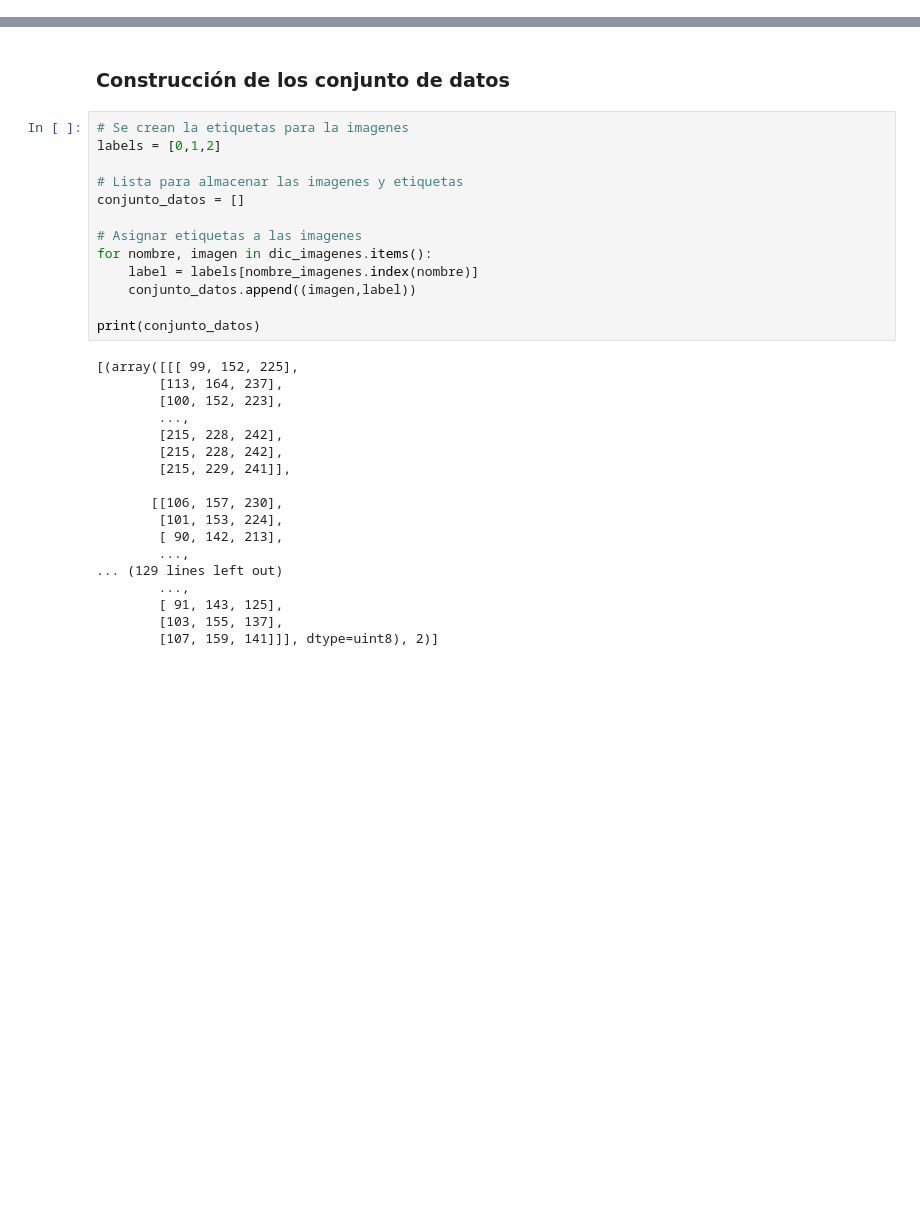
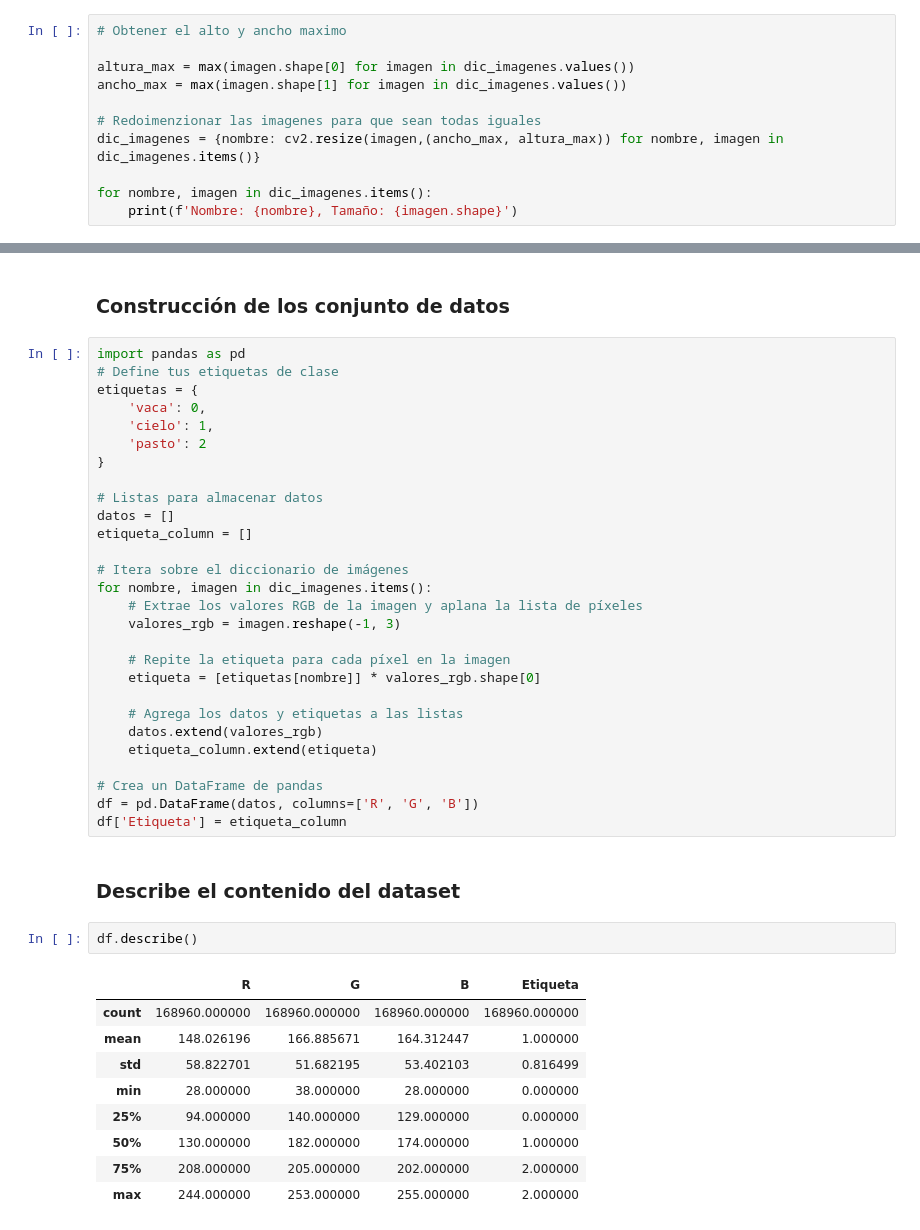
Before and after one commit to UnahurAprendizajeAutomatico/SVM, a Jupyter notebook: modelos/svm.ipynb, the cells around one changed output, grey strips where cells are left out. Cells and saved outputs as stored; diff of their text form; blank space fills up the shorter version.

```diff
--- a/modelos/svm.ipynb
+++ b/modelos/svm.ipynb
@@ -212,0 +215,11 @@ Nombre: pasto, Tamaño: (92, 104, 3)
+# %%
+# Obtener el alto y ancho maximo
+
+altura_max = max(imagen.shape[0] for imagen in dic_imagenes.values())
+ancho_max = max(imagen.shape[1] for imagen in dic_imagenes.values())
+
+# Redoimenzionar las imagenes para que sean todas iguales
+dic_imagenes = {nombre: cv2.resize(imagen,(ancho_max, altura_max)) for nombre, imagen in dic_imagenes.items()}
+
+for nombre, imagen in dic_imagenes.items():
+    print(f'Nombre: {nombre}, Tamaño: {imagen.shape}')
@@ -213,33 +230,44 @@ Nombre: pasto, Tamaño: (92, 104, 3)
 # %% [markdown]
 ### Construcción de los conjunto de datos
 # %%
-# Se crean la etiquetas para la imagenes
-labels = [0,1,2]
+import pandas as pd
+# Define tus etiquetas de clase
+etiquetas = {
+    'vaca': 0,
+    'cielo': 1,
+    'pasto': 2
+}
 
-# Lista para almacenar las imagenes y etiquetas
-conjunto_datos = []
+# Listas para almacenar datos
+datos = []
+etiqueta_column = []
 
-# Asignar etiquetas a las imagenes
+# Itera sobre el diccionario de imágenes
 for nombre, imagen in dic_imagenes.items():
-    label = labels[nombre_imagenes.index(nombre)]
-    conjunto_datos.append((imagen,label))
+    # Extrae los valores RGB de la imagen y aplana la lista de píxeles
+    valores_rgb = imagen.reshape(-1, 3)
 
-print(conjunto_datos)
+    # Repite la etiqueta para cada píxel en la imagen
+    etiqueta = [etiquetas[nombre]] * valores_rgb.shape[0]
+
+    # Agrega los datos y etiquetas a las listas
+    datos.extend(valores_rgb)
+    etiqueta_column.extend(etiqueta)
+
+# Crea un DataFrame de pandas
+df = pd.DataFrame(datos, columns=['R', 'G', 'B'])
+df['Etiqueta'] = etiqueta_column
-# %% [output]
-[(array([[[ 99, 152, 225],
-        [113, 164, 237],
-        [100, 152, 223],
-        ...,
-        [215, 228, 242],
-        [215, 228, 242],
-        [215, 229, 241]],
-
-       [[106, 157, 230],
-        [101, 153, 224],
-        [ 90, 142, 213],
-        ...,
-... (129 lines left out)
-        ...,
-        [ 91, 143, 125],
-        [103, 155, 137],
-        [107, 159, 141]]], dtype=uint8), 2)]
+# %% [markdown]
+### Describe el contenido del dataset
+# %%
+df.describe()
+# %% [output]
+|  | R | G | B | Etiqueta |
+| count | 168960.000000 | 168960.000000 | 168960.000000 | 168960.000000 |
+| mean | 148.026196 | 166.885671 | 164.312447 | 1.000000 |
+| std | 58.822701 | 51.682195 | 53.402103 | 0.816499 |
+| min | 28.000000 | 38.000000 | 28.000000 | 0.000000 |
+| 25% | 94.000000 | 140.000000 | 129.000000 | 0.000000 |
+| 50% | 130.000000 | 182.000000 | 174.000000 | 1.000000 |
+| 75% | 208.000000 | 205.000000 | 202.000000 | 2.000000 |
+| max | 244.000000 | 253.000000 | 255.000000 | 2.000000 |
```
Also changed, not shown: parts of 5 cells of this notebook.
